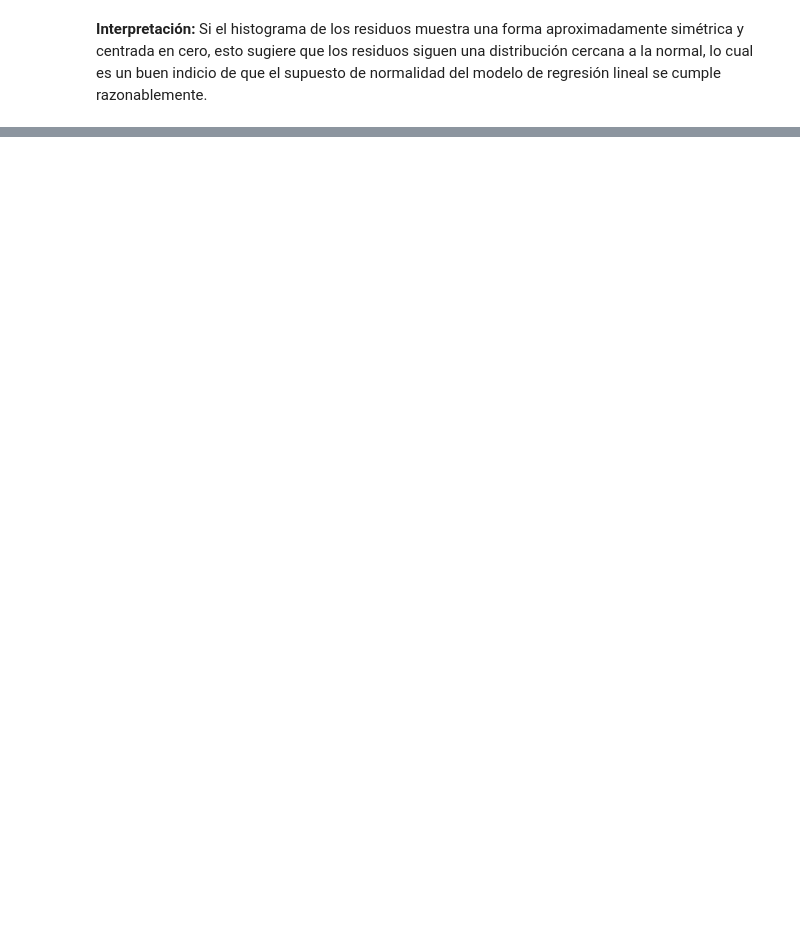
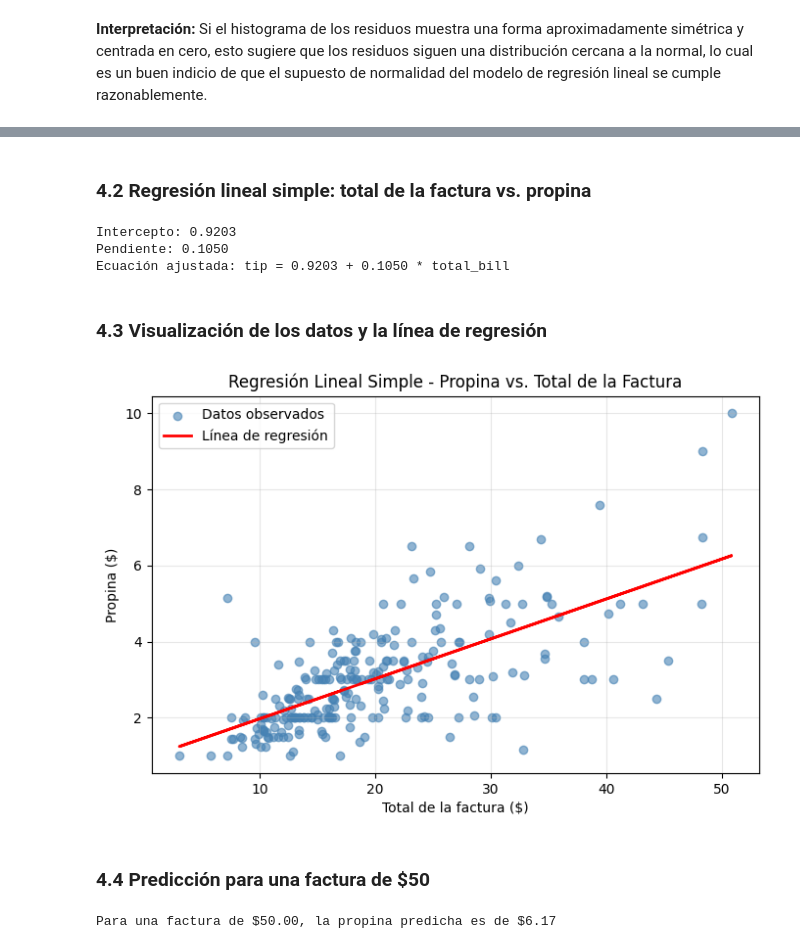
Before and after one commit to APES-M-JeissonS-JuanB/Sesion_4_Regresion_lineal_simple_y_Analisis_de_varianza, a Jupyter notebook: Sanchez_Jeisson_y_Bogota_Juan_CasoEstudio_sesion4.ipynb, the cells around one changed output, grey strips where cells are left out. Drawn from its saved outputs; the diff is of its cells as text; code cells hidden in the pictures; blank space fills up the shorter version.

```diff
--- a/Sanchez_Jeisson_y_Bogota_Juan_CasoEstudio_sesion4.ipynb
+++ b/Sanchez_Jeisson_y_Bogota_Juan_CasoEstudio_sesion4.ipynb
@@ -153,0 +288,3 @@ plt.show()
+# %%
+tips = sns.load_dataset('tips')
+tips.head()
@@ -153,0 +298,47 @@ plt.show()
+# %% [markdown]
+### 4.2 Regresión lineal simple: total de la factura vs. propina
+# %%
+# Variable independiente: total de la factura
+X_tips = tips[['total_bill']]
+# Variable dependiente: propina
+y_tips = tips['tip']
+
+# Crear y entrenar el modelo
+modelo_p4 = LinearRegression()
+modelo_p4.fit(X_tips, y_tips)
+
+intercepto_p4 = modelo_p4.intercept_
+pendiente_p4 = modelo_p4.coef_[0]
+
+print(f"Intercepto: {intercepto_p4:.4f}")
+print(f"Pendiente: {pendiente_p4:.4f}")
+print(f"Ecuación ajustada: tip = {intercepto_p4:.4f} + {pendiente_p4:.4f} * total_bill")
+# %% [output]
+Intercepto: 0.9203
+Pendiente: 0.1050
+Ecuación ajustada: tip = 0.9203 + 0.1050 * total_bill
+# %% [markdown]
+### 4.3 Visualización de los datos y la línea de regresión
+# %%
+y_pred_tips = modelo_p4.predict(X_tips)
+
+plt.figure(figsize=(8, 5))
+plt.scatter(X_tips, y_tips, color='steelblue', alpha=0.6, label='Datos observados')
+plt.plot(X_tips, y_pred_tips, color='red', linewidth=2, label='Línea de regresión')
+plt.title('Regresión Lineal Simple - Propina vs. Total de la Factura')
+plt.xlabel('Total de la factura ($)')
+plt.ylabel('Propina ($)')
+plt.legend()
+plt.grid(alpha=0.3)
+plt.show()
+# %% [output]
+[figure, added]
+# %% [markdown]
+### 4.4 Predicción para una factura de $50
+# %%
+factura_nueva = pd.DataFrame({'total_bill': [50]})
+propina_predicha = modelo_p4.predict(factura_nueva)[0]
+
+print(f"Para una factura de $50.00, la propina predicha es de ${propina_predicha:.2f}")
+# %% [output]
+Para una factura de $50.00, la propina predicha es de $6.17
```
Also changed, not shown: parts of 29 cells of this notebook.
